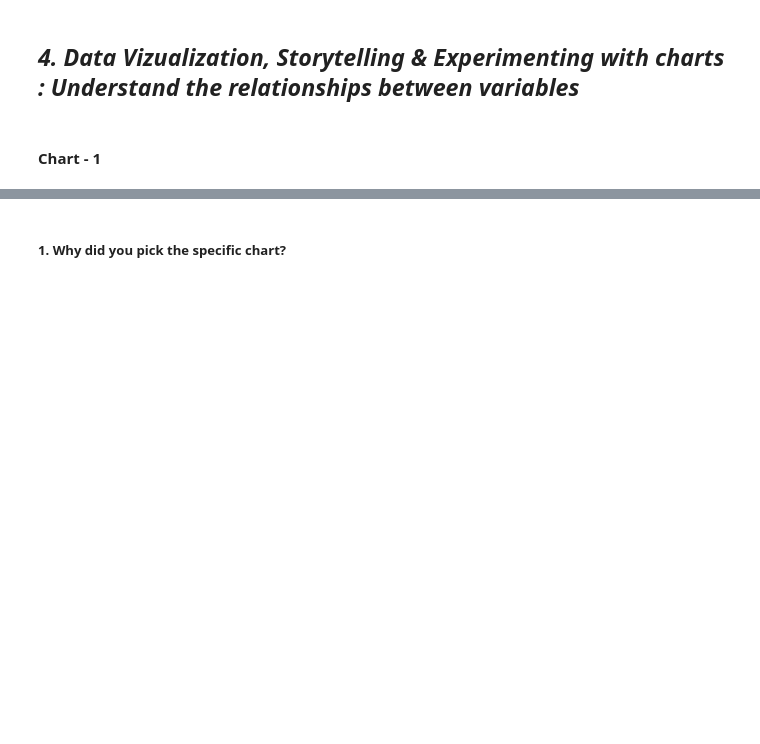
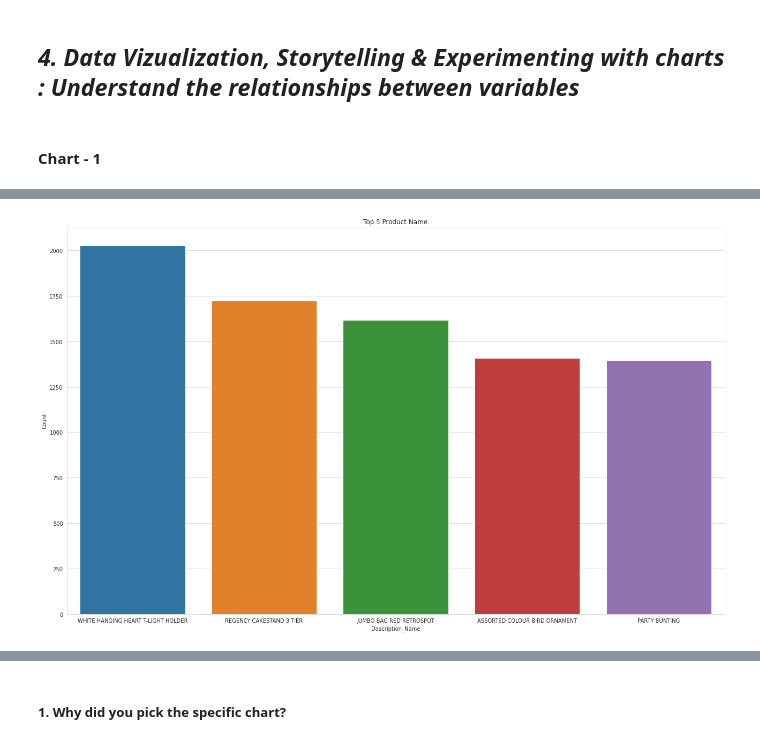
Before and after one commit to sakshantG/Online_Retail_Customer_Segmentation, a Jupyter notebook: Online_Retail_Customer_Segmentation.ipynb, the cells around one changed output, grey strips where cells are left out. Drawn from its saved outputs; the diff is of its cells as text; code cells hidden in the pictures; blank space fills up the shorter version.

```diff
--- a/Online_Retail_Customer_Segmentation.ipynb
+++ b/Online_Retail_Customer_Segmentation.ipynb
@@ -338,0 +282,5 @@ Answer Here.
+# %%
+Description_df = data['Description'].value_counts().reset_index()
+Description_df.rename(columns={'index' : 'Description_Name'}, inplace=True)
+Description_df.rename(columns={'Description' : 'Count'}, inplace=True)
+Description_df.head()
@@ -338,0 +303,8 @@ Answer Here.
+# %%
+# Chart - 1 Plot of Top 5 Product Name
+plt.figure(figsize=(18,11))
+plt.title('Top 5 Product Name')
+sns.barplot(x='Description_Name',y='Count',data=Description_df[:5])
+plt.show()
+# %% [output]
+[figure, added]
```
Also changed, not shown: parts of 84 cells of this notebook.
